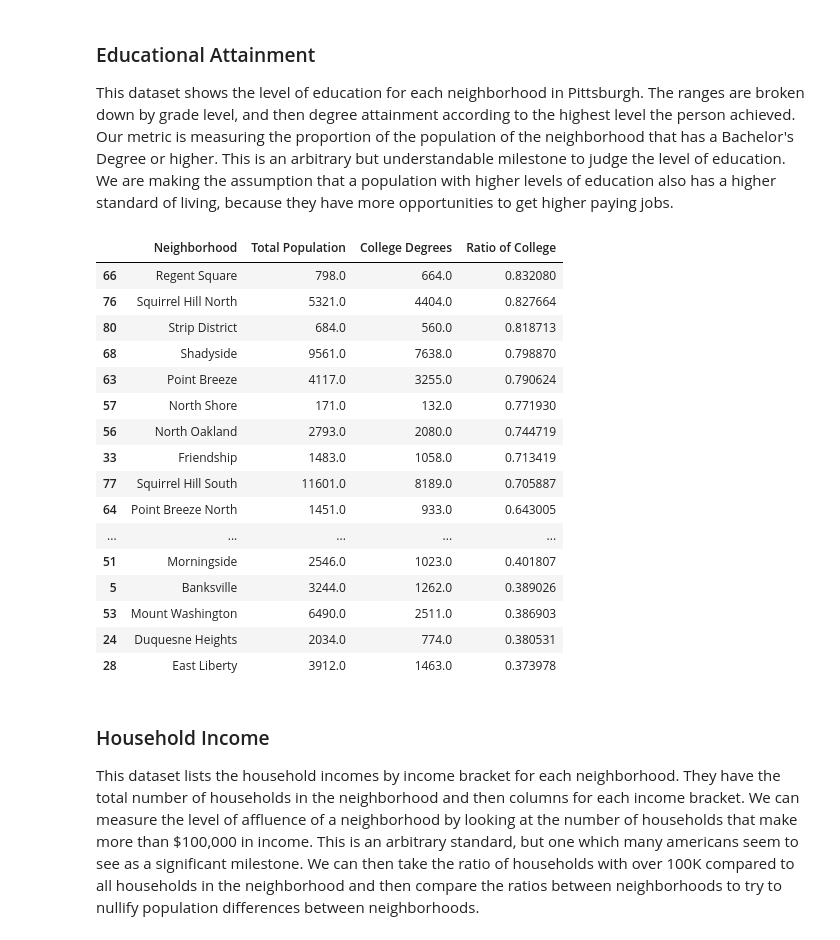
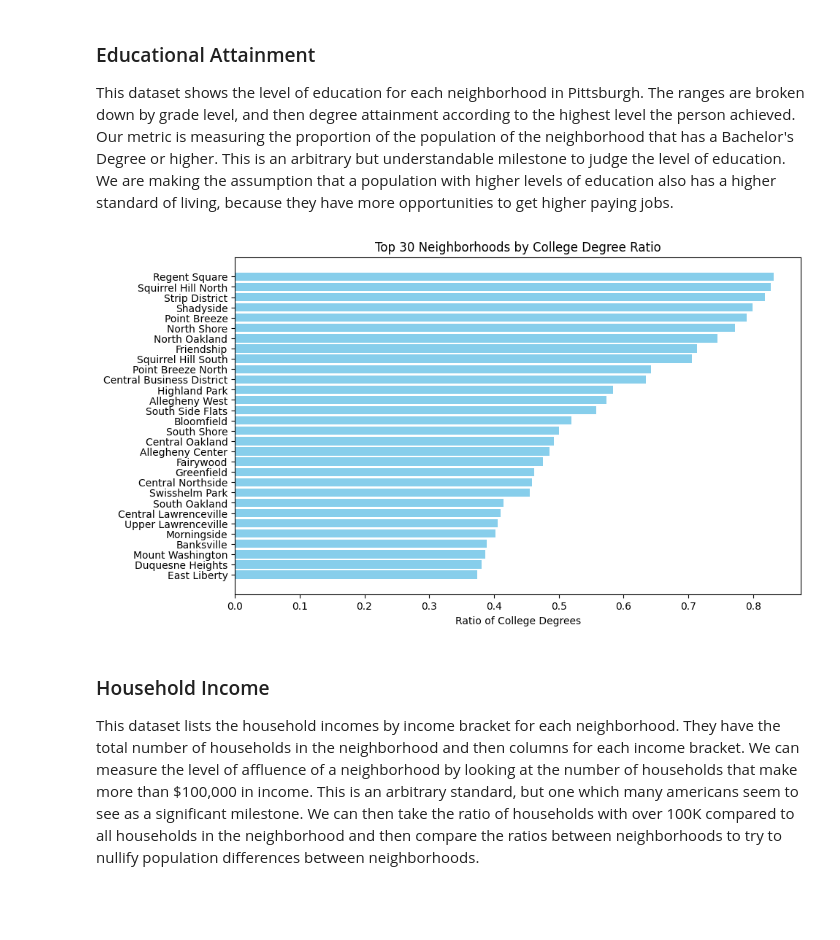
Before and after one commit to IlayDvir/BestNeighborhood, a Jupyter notebook: Neighborhoodpicker.ipynb, the cells around one changed output. Drawn from its saved outputs; the diff is of its cells as text; code cells hidden in the pictures; blank space fills up the shorter version.

Commit message:
added matplotlib graphs and combined metric

```diff
--- a/Neighborhoodpicker.ipynb
+++ b/Neighborhoodpicker.ipynb
@@ -20,43 +20,37 @@ Our datasets include educational attainment, household income, and housing unit
 This dataset shows the level of education for each neighborhood in Pittsburgh. The ranges are broken down by grade level, and then degree attainment according to the highest level the person achieved. Our metric is measuring the proportion of the population of the neighborhood that has a Bachelor's Degree or higher. This is an arbitrary but understandable milestone to judge the level of education. We are making the assumption that a population with higher levels of education also has a higher standard of living, because they have more opportunities to get higher paying jobs.
 # %%
 import pandas as pd
+import matplotlib.pyplot as plt
 
 education = pd.read_csv("education.csv")
 
 college = [
     "Estimate; Total: - Bachelor's degree",
     "Estimate; Total: - Master's degree",
     "Estimate; Total: - Professional school degree",
     "Estimate; Total: - Doctorate degree",
 ]
 
 education["College Degrees"] = education[college].sum(axis=1)
 
 education["Total Population"] = education['Estimate; Total:']
 education["Ratio of College"] = education["College Degrees"] / education["Total Population"]
 
 # Display the ratio for each neighborhood
-result = education[['Neighborhood', 'Total Population', 'College Degrees', 'Ratio of College']]
-result = result.sort_values(by='Ratio of College', ascending=False)
-result.head(30)
+education_result = education[['Neighborhood', 'Total Population', 'College Degrees', 'Ratio of College']]
+education_result = education_result.sort_values(by='Ratio of College', ascending=False)
+
+top_neighborhoods = education_result.head(30)
+
+plt.figure(figsize=(10, 6))
+plt.barh(top_neighborhoods['Neighborhood'], top_neighborhoods['Ratio of College'], color='skyblue')
+plt.xlabel('Ratio of College Degrees')
+plt.title('Top 30 Neighborhoods by College Degree Ratio')
+plt.gca().invert_yaxis()  # Invert the y-axis for better readability
+
+plt.show()
 # %% [output]
-|  | Neighborhood | Total Population | College Degrees | Ratio of College |
-| 66 | Regent Square | 798.0 | 664.0 | 0.832080 |
-| 76 | Squirrel Hill North | 5321.0 | 4404.0 | 0.827664 |
-| 80 | Strip District | 684.0 | 560.0 | 0.818713 |
-| 68 | Shadyside | 9561.0 | 7638.0 | 0.798870 |
-| 63 | Point Breeze | 4117.0 | 3255.0 | 0.790624 |
-| 57 | North Shore | 171.0 | 132.0 | 0.771930 |
-| 56 | North Oakland | 2793.0 | 2080.0 | 0.744719 |
-| 33 | Friendship | 1483.0 | 1058.0 | 0.713419 |
-| 77 | Squirrel Hill South | 11601.0 | 8189.0 | 0.705887 |
-| 64 | Point Breeze North | 1451.0 | 933.0 | 0.643005 |
-| ... | ... | ... | ... | ... |
-| 51 | Morningside | 2546.0 | 1023.0 | 0.401807 |
-| 5 | Banksville | 3244.0 | 1262.0 | 0.389026 |
-| 53 | Mount Washington | 6490.0 | 2511.0 | 0.386903 |
-| 24 | Duquesne Heights | 2034.0 | 774.0 | 0.380531 |
-| 28 | East Liberty | 3912.0 | 1463.0 | 0.373978 |
+[figure, added]
 # %% [markdown]
 ### Household Income
 
```
Also changed, not shown: parts of 5 cells of this notebook.
